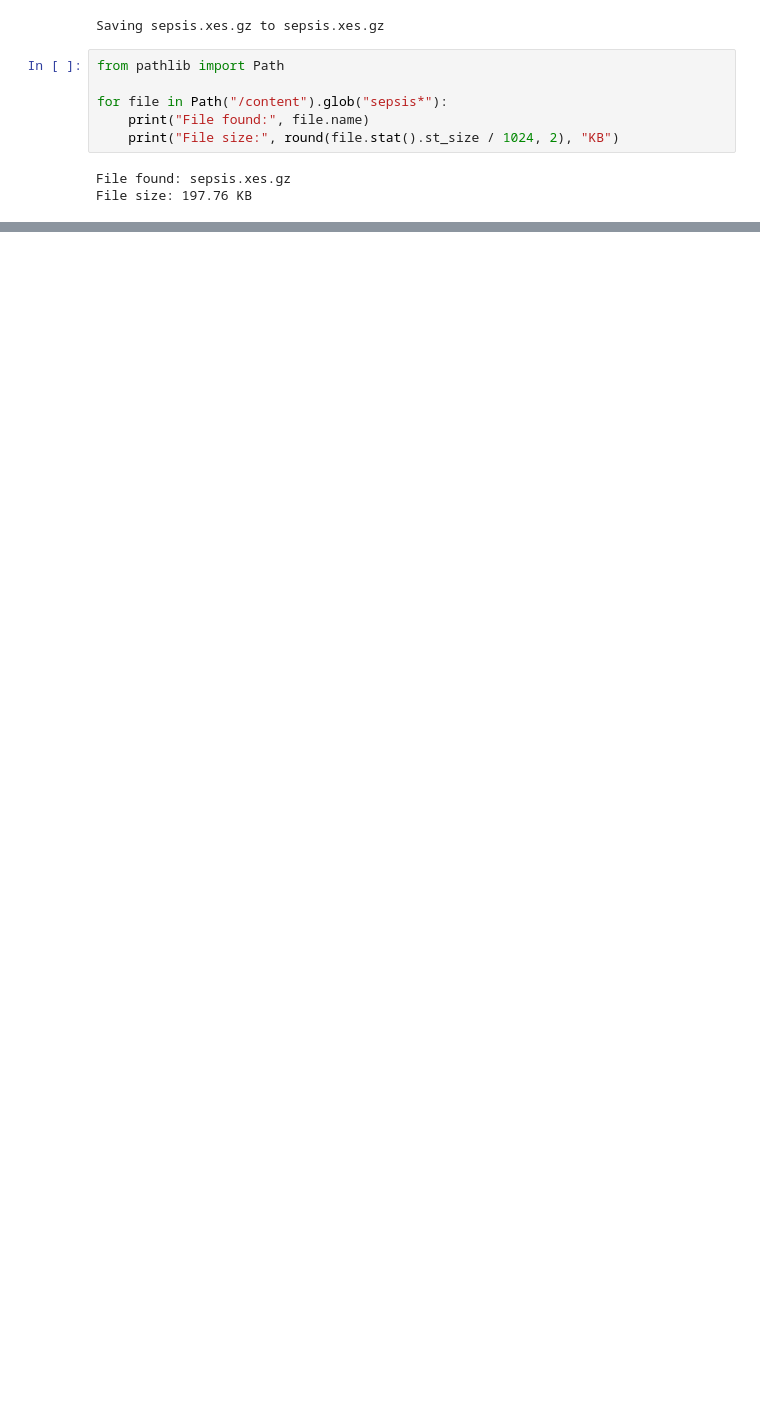
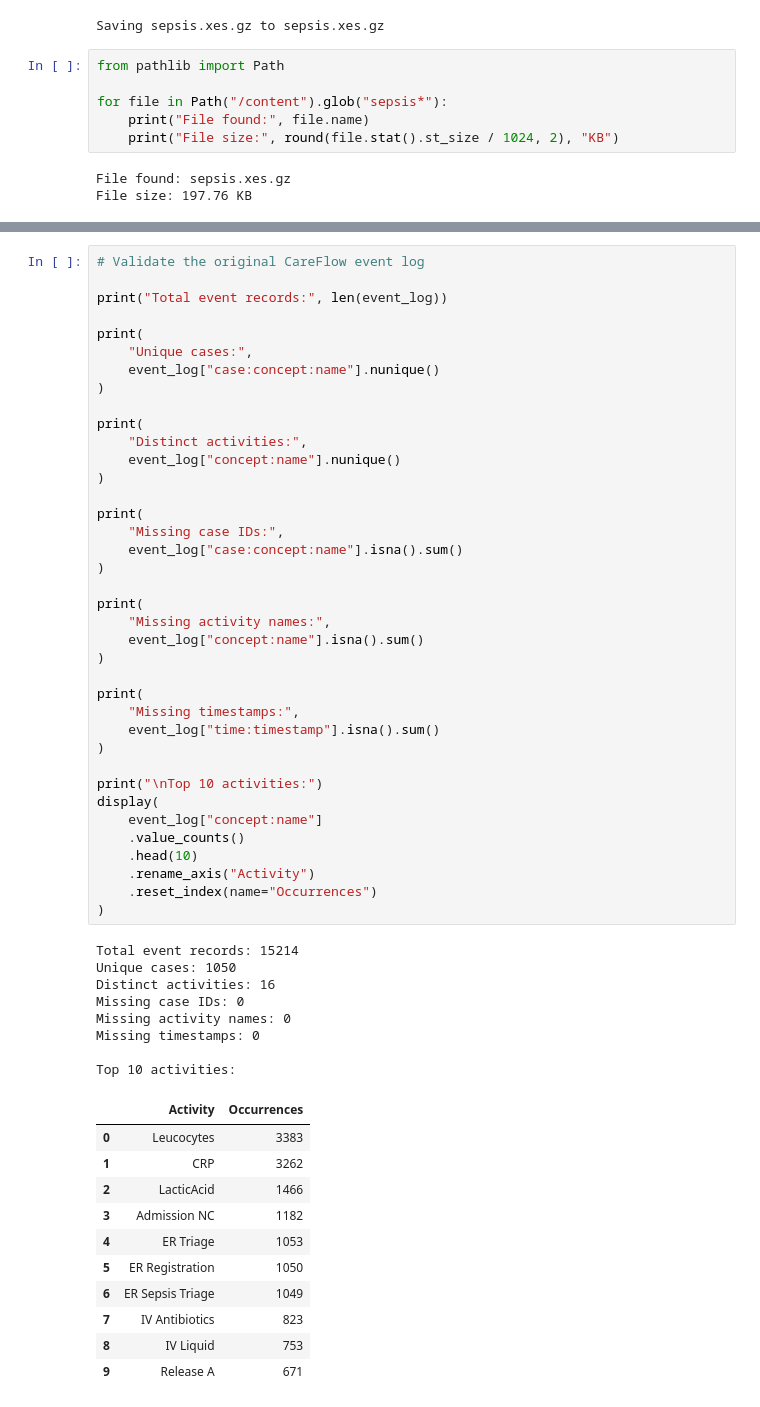
Before and after one commit to shrutimali25/CareFlow, a Jupyter notebook: notebooks/CareFlow_Process_Mining.ipynb, the cells around one changed output, grey strips where cells are left out. Cells and saved outputs as stored; diff of their text form; blank space fills up the shorter version.

```diff
--- a/notebooks/CareFlow_Process_Mining.ipynb
+++ b/notebooks/CareFlow_Process_Mining.ipynb
@@ -475,0 +625,58 @@ PM4Py version: 2.7.23.11
+# %%
+# Validate the original CareFlow event log
+
+print("Total event records:", len(event_log))
+
+print(
+    "Unique cases:",
+    event_log["case:concept:name"].nunique()
+)
+
+print(
+    "Distinct activities:",
+    event_log["concept:name"].nunique()
+)
+
+print(
+    "Missing case IDs:",
+    event_log["case:concept:name"].isna().sum()
+)
+
+print(
+    "Missing activity names:",
+    event_log["concept:name"].isna().sum()
+)
+
+print(
+    "Missing timestamps:",
+    event_log["time:timestamp"].isna().sum()
+)
+
+print("\nTop 10 activities:")
+display(
+    event_log["concept:name"]
+    .value_counts()
+    .head(10)
+    .rename_axis("Activity")
+    .reset_index(name="Occurrences")
+)
+# %% [output]
+Total event records: 15214
+Unique cases: 1050
+Distinct activities: 16
+Missing case IDs: 0
+Missing activity names: 0
+Missing timestamps: 0
+
+Top 10 activities:
+|  | Activity | Occurrences |
+| 0 | Leucocytes | 3383 |
+| 1 | CRP | 3262 |
+| 2 | LacticAcid | 1466 |
+| 3 | Admission NC | 1182 |
+| 4 | ER Triage | 1053 |
+| 5 | ER Registration | 1050 |
+| 6 | ER Sepsis Triage | 1049 |
+| 7 | IV Antibiotics | 823 |
+| 8 | IV Liquid | 753 |
+| 9 | Release A | 671 |
```
Also changed, not shown: parts of 16 cells of this notebook.
